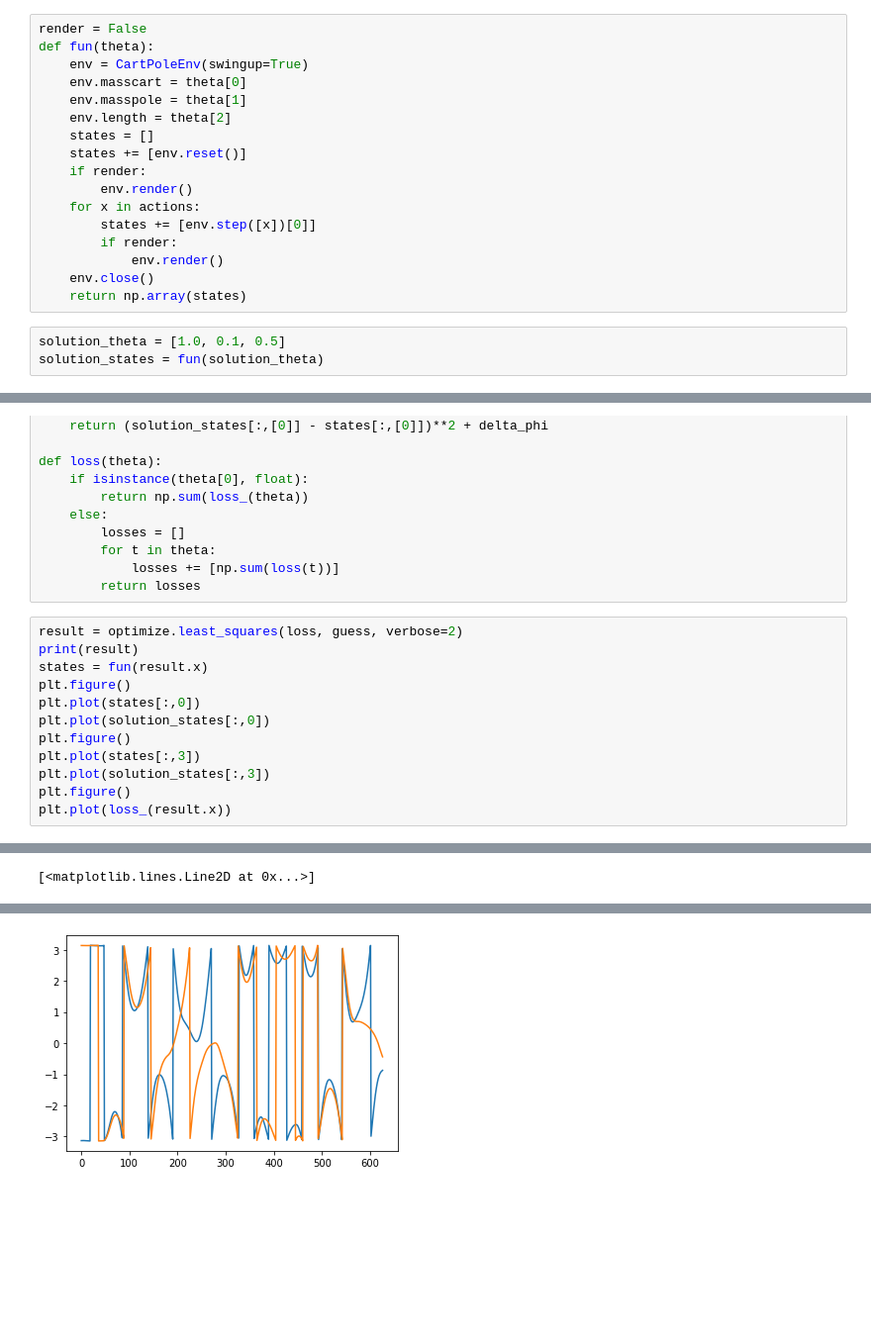
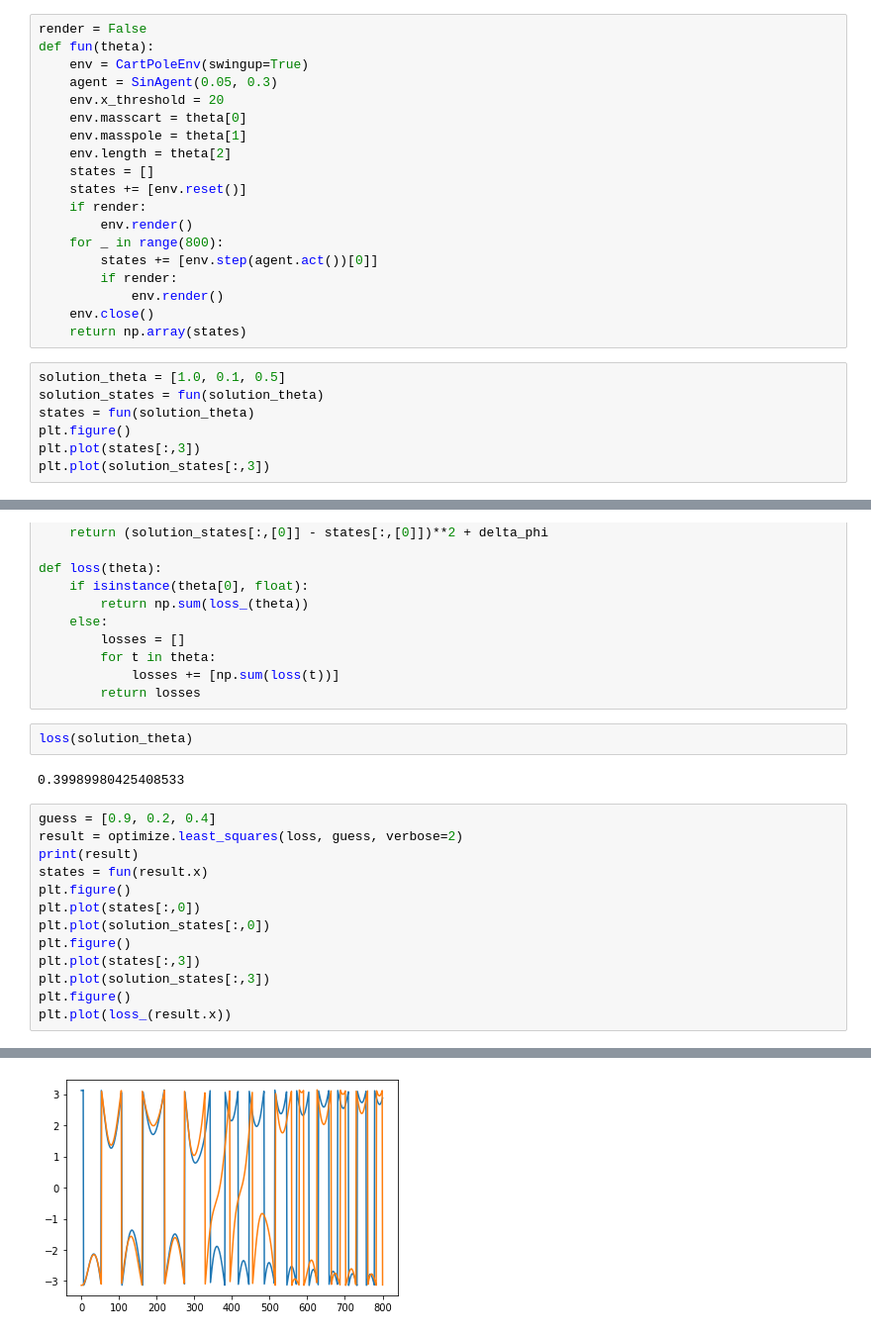
Before and after one commit to bastitx/cartpole_rl, a Jupyter notebook: param_fit.ipynb, the cells around one changed output, grey strips where cells are left out. Shown at 99% size. Drawn from its saved outputs; the diff is of its cells as text; blank space fills up the shorter version.

```diff
--- a/param_fit.ipynb
+++ b/param_fit.ipynb
@@ -22,6 +12,8 @@ with open('memory.csv', newline='') as csvfile:
 render = False
 def fun(theta):
     env = CartPoleEnv(swingup=True)
+    agent = SinAgent(0.05, 0.3)
+    env.x_threshold = 20
     env.masscart = theta[0]
     env.masspole = theta[1]
     env.length = theta[2]
@@ -29,8 +21,8 @@ def fun(theta):
     states += [env.reset()]
     if render:
         env.render()
-    for x in actions:
-        states += [env.step([x])[0]]
+    for _ in range(800):
+        states += [env.step(agent.act())[0]]
         if render:
             env.render()
     env.close()
@@ -38,3 +30,7 @@ def fun(theta):
 # %%
 solution_theta = [1.0, 0.1, 0.5]
 solution_states = fun(solution_theta)
+states = fun(solution_theta)
+plt.figure()
+plt.plot(states[:,3])
+plt.plot(solution_states[:,3])
@@ -53,7 +52,12 @@ def loss(theta):
         for t in theta:
             losses += [np.sum(loss(t))]
         return losses
+# %%
+loss(solution_theta)
+# %% [output]
+0.39989980425408533
 # %%
+guess = [0.9, 0.2, 0.4]
 result = optimize.least_squares(loss, guess, verbose=2)
 print(result)
 states = fun(result.x)
@@ -87 +90,0 @@ Function evaluations 16, initial cost 3.9590e+05, final cost 2.1601e+05, first-o
-[<matplotlib.lines.Line2D at 0x...>]
@@ -89 +92 @@ Function evaluations 16, initial cost 3.9590e+05, final cost 2.1601e+05, first-o
-[figure, old version]
+[figure, new version]
```
Also changed, not shown: parts of 10 cells of this notebook, 2 other files.
